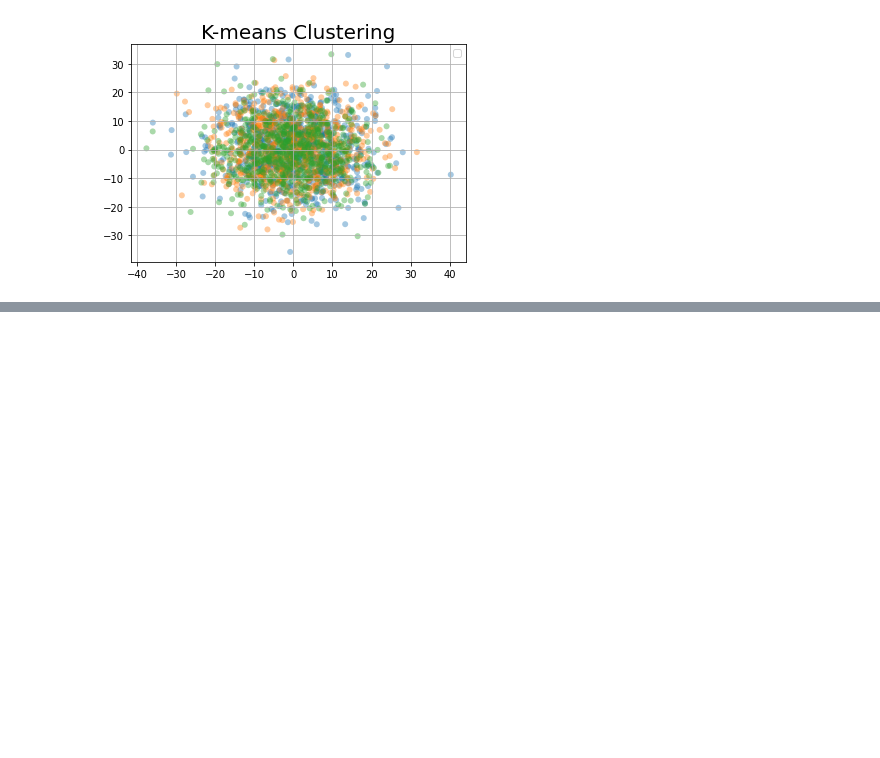
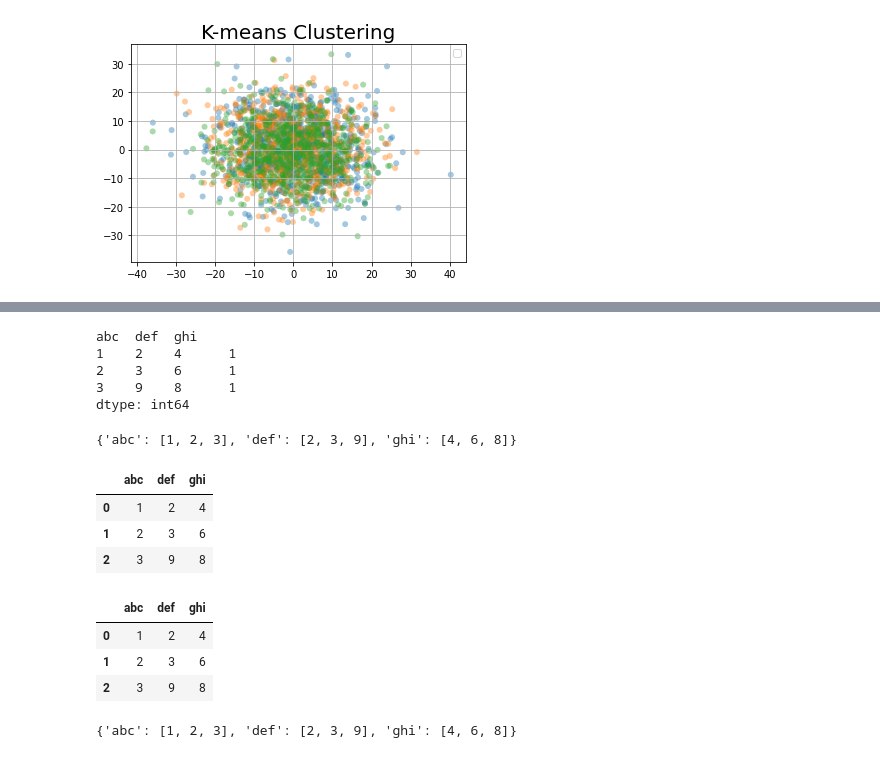
Before and after one commit to sourceoftruthdata/sot_interview_prep, a Jupyter notebook: notebooks/analysis.ipynb, the cells around one changed output, grey strips where cells are left out. Cells and saved outputs as stored; diff of their text form; code cells hidden in the pictures; blank space fills up the shorter version.

```diff
--- a/notebooks/analysis.ipynb
+++ b/notebooks/analysis.ipynb
@@ -686,0 +687,36 @@ plt.savefig('/Users/danielcovarrubias/Projects/sot_interview_prep/images/testIma
+# %%
+import pandas as pd
+
+test = {'abc': [1, 2, 3], 'def': [2, 3, 9], 'ghi': [4, 6, 8]}
+# %%
+test2=pd.DataFrame(test)
+# %%
+test2.value_counts()
+# %% [output]
+abc  def  ghi
+1    2    4      1
+2    3    6      1
+3    9    8      1
+dtype: int64
+# %%
+test
+# %% [output]
+{'abc': [1, 2, 3], 'def': [2, 3, 9], 'ghi': [4, 6, 8]}
+# %%
+test2
+# %% [output]
+|  | abc | def | ghi |
+| 0 | 1 | 2 | 4 |
+| 1 | 2 | 3 | 6 |
+| 2 | 3 | 9 | 8 |
+# %%
+test2
+# %% [output]
+|  | abc | def | ghi |
+| 0 | 1 | 2 | 4 |
+| 1 | 2 | 3 | 6 |
+| 2 | 3 | 9 | 8 |
+# %%
+test
+# %% [output]
+{'abc': [1, 2, 3], 'def': [2, 3, 9], 'ghi': [4, 6, 8]}
```
Also changed, not shown: parts of 9 cells of this notebook, 1 other file.
